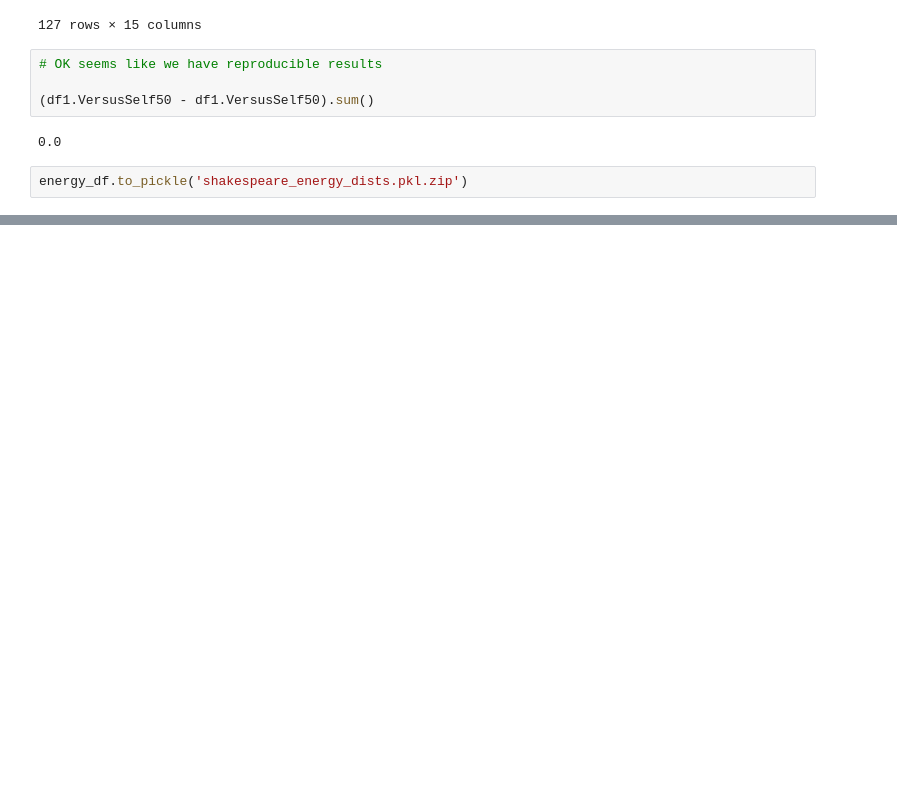
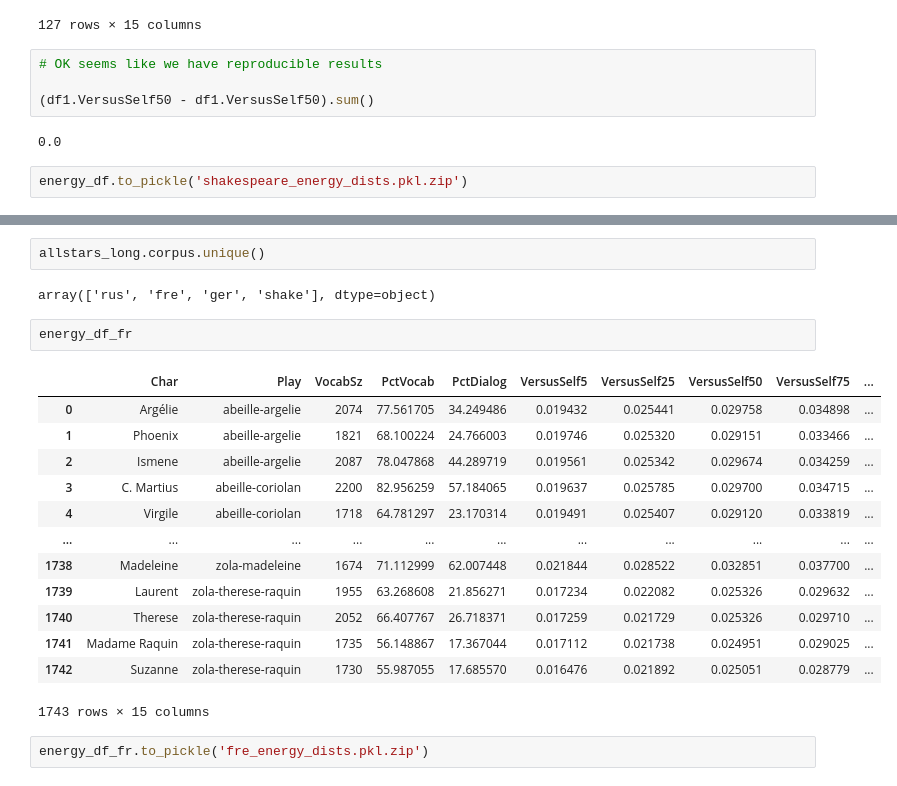
Before and after one commit to perechen/difs-character-voices, a Jupyter notebook: data/all_stars_clean.ipynb, the cells around one changed output, grey strips where cells are left out. Saved outputs shown, nothing was run; the diff lists cells and outputs as text; blank space fills up the shorter version.

```diff
--- a/data/all_stars_clean.ipynb
+++ b/data/all_stars_clean.ipynb
@@ -572,0 +686,22 @@ energy_df.to_pickle('shakespeare_energy_dists.pkl.zip')
+# %%
+allstars_long.corpus.unique()
+# %% [output]
+array(['rus', 'fre', 'ger', 'shake'], dtype=object)
+# %%
+energy_df_fr
+# %% [output]
+|  | Char | Play | VocabSz | PctVocab | PctDialog | VersusSelf5 | VersusSelf25 | VersusSelf50 | VersusSelf75 | ... |
+| 0 | Argélie | abeille-argelie | 2074 | 77.561705 | 34.249486 | 0.019432 | 0.025441 | 0.029758 | 0.034898 | ... |
+| 1 | Phoenix | abeille-argelie | 1821 | 68.100224 | 24.766003 | 0.019746 | 0.025320 | 0.029151 | 0.033466 | ... |
+| 2 | Ismene | abeille-argelie | 2087 | 78.047868 | 44.289719 | 0.019561 | 0.025342 | 0.029674 | 0.034259 | ... |
+| 3 | C. Martius | abeille-coriolan | 2200 | 82.956259 | 57.184065 | 0.019637 | 0.025785 | 0.029700 | 0.034715 | ... |
+| 4 | Virgile | abeille-coriolan | 1718 | 64.781297 | 23.170314 | 0.019491 | 0.025407 | 0.029120 | 0.033819 | ... |
+| ... | ... | ... | ... | ... | ... | ... | ... | ... | ... | ... |
+| 1738 | Madeleine | zola-madeleine | 1674 | 71.112999 | 62.007448 | 0.021844 | 0.028522 | 0.032851 | 0.037700 | ... |
+| 1739 | Laurent | zola-therese-raquin | 1955 | 63.268608 | 21.856271 | 0.017234 | 0.022082 | 0.025326 | 0.029632 | ... |
+| 1740 | Therese | zola-therese-raquin | 2052 | 66.407767 | 26.718371 | 0.017259 | 0.021729 | 0.025326 | 0.029710 | ... |
+| 1741 | Madame Raquin | zola-therese-raquin | 1735 | 56.148867 | 17.367044 | 0.017112 | 0.021738 | 0.024951 | 0.029025 | ... |
+| 1742 | Suzanne | zola-therese-raquin | 1730 | 55.987055 | 17.685570 | 0.016476 | 0.021892 | 0.025051 | 0.028779 | ... |
+1743 rows × 15 columns
+# %%
+energy_df_fr.to_pickle('fre_energy_dists.pkl.zip')
```
Also changed, not shown: parts of 7 cells of this notebook.
